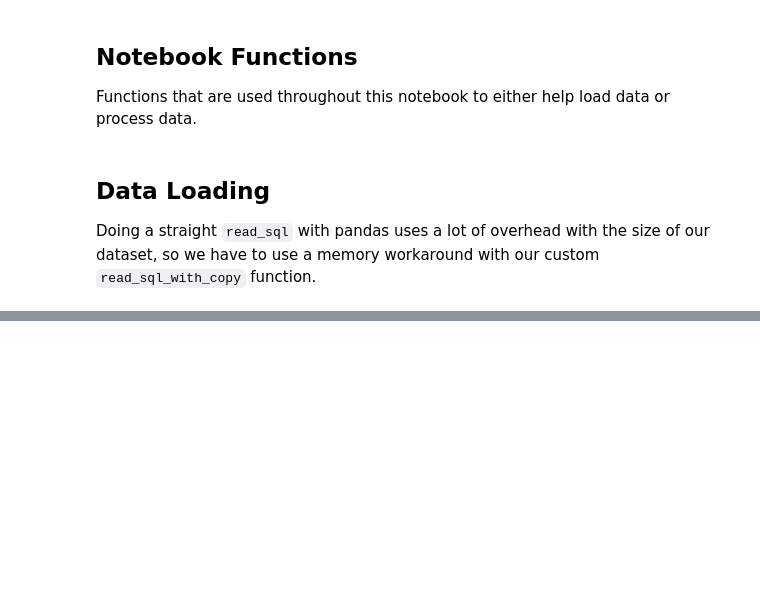
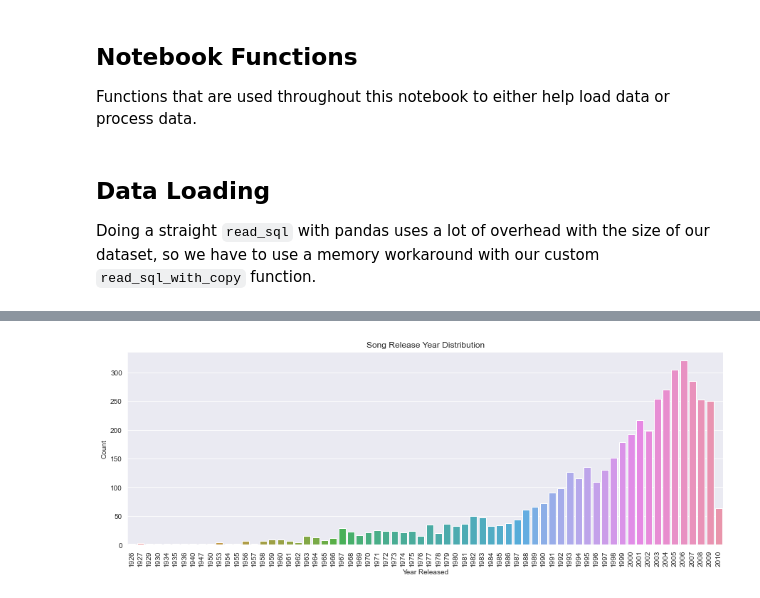
Before and after one commit to seankim658/Million-Song-Data-Analysis, a Jupyter notebook: Million Song Dataset Analysis.ipynb, the cells around one changed output, grey strips where cells are left out. Cells and saved outputs as stored; diff of their text form; code cells hidden in the pictures; blank space fills up the shorter version.

```diff
--- a/Million Song Dataset Analysis.ipynb
+++ b/Million Song Dataset Analysis.ipynb
@@ -5,6 +5,7 @@
 # Built-in #
 ############
 import ast
+from itertools import groupby
 import os
 import re
 import tempfile
@@ -12,11 +13,15 @@ import tempfile
 ###############
 # Third-party #
 ###############
+import matplotlib.pyplot as plt
 import numpy as np
 import pandas as pd
+import seaborn as sns
 from sqlalchemy import create_engine
 
 pd.set_option('display.max_columns', None)
+sns.set_style('darkgrid')
+%matplotlib inline
 # %% [markdown]
 ## Database Connection Setup
 # %%
@@ -133,0 +220,16 @@ Running query...done!
+# %%
+# Get only the songs that have a valid `year` value
+query = f'''
+    SELECT
+        *
+    FROM {TABLE_NAME}
+    WHERE year != 0
+ '''
+
+query_df = read_sql_with_copy(
+    query = query,
+    db_engine = sqla_conn,
+    convert_list_cols = False
+)
+print(query_df.shape)
+query_df.head()
@@ -133,0 +260,9 @@ Running query...done!
+# %%
+fig = plt.figure(figsize = (15, 5))
+ax = sns.countplot(data = query_df, x = 'year')
+ax.set_xticklabels(ax.get_xticklabels(), rotation = 90);
+ax.set_xlabel('Year Released');
+ax.set_ylabel('Count');
+ax.set_title('Song Release Year Distribution');
+# %% [output]
+[figure, added]
```
Also changed, not shown: parts of 20 cells of this notebook.
